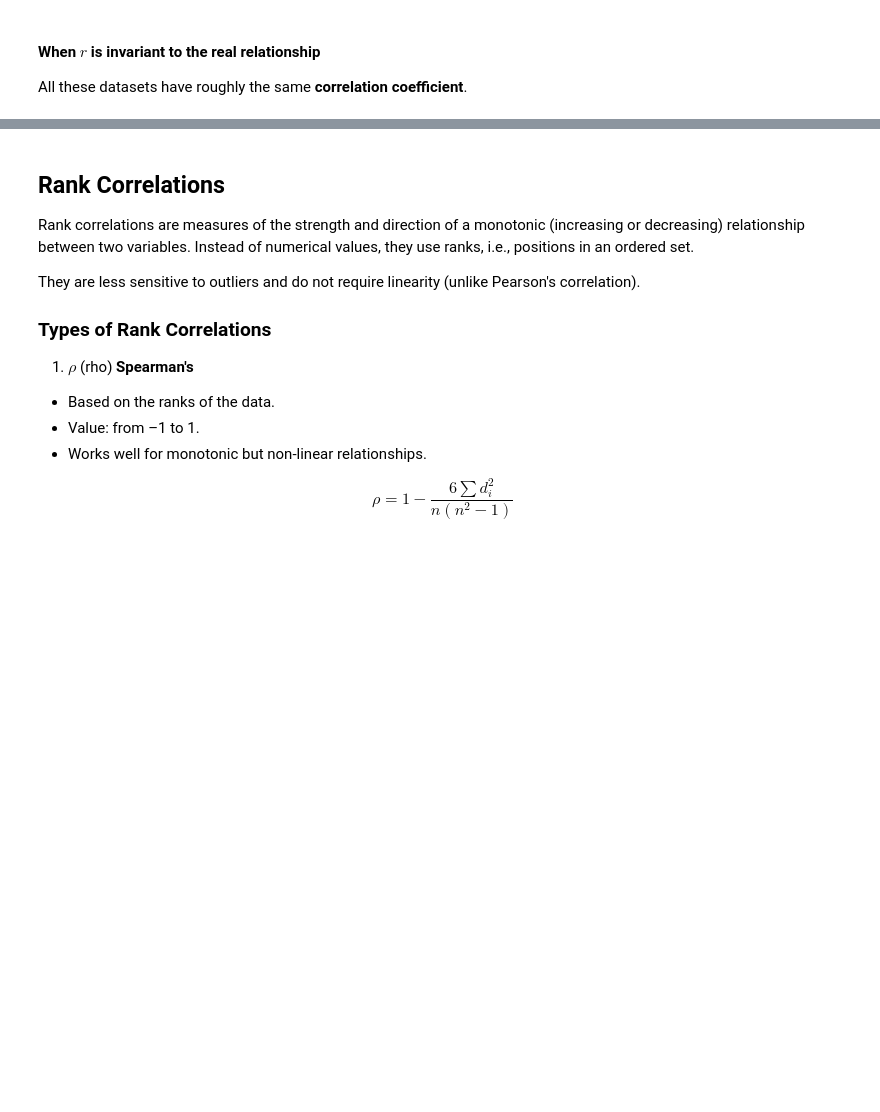
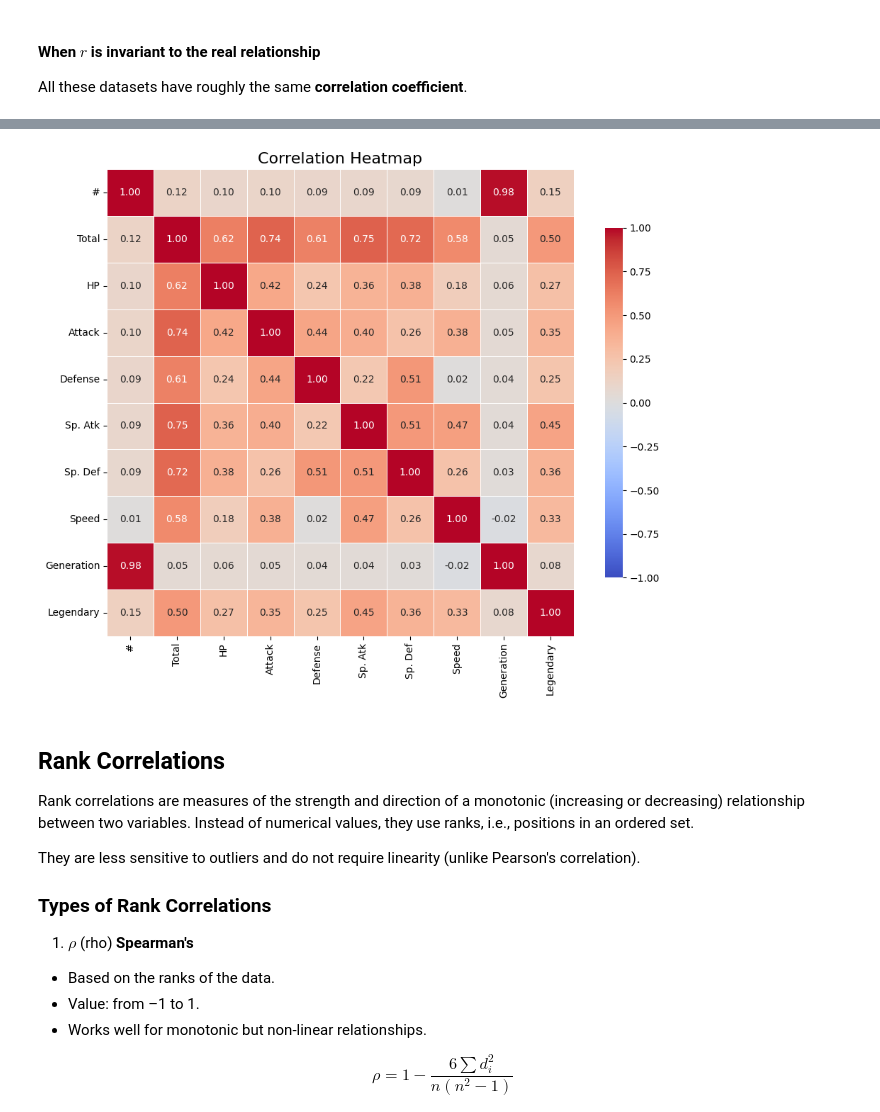
Before and after one commit to kflisikowsky/Data_Analysis_Workshops, a Jupyter notebook: 09-stats.ipynb, the cells around one changed output, grey strips where cells are left out. Saved outputs shown, nothing was run; the diff lists cells and outputs as text; code cells hidden in the pictures; blank space fills up the shorter version.

```diff
--- a/09-stats.ipynb
+++ b/09-stats.ipynb
@@ -1058,4 +1057,29 @@ sns.relplot(data = df_anscombe, x = "x", y = "y", col = "dataset")
 [figure]
+# %%
+# Compute correlation matrix
+corr = df_pokemon.corr(numeric_only=True)
+
+# Set up the matplotlib figure
+plt.figure(figsize=(10, 8))
+
+# Create a heatmap
+sns.heatmap(corr,
+            annot=True,         # Show correlation coefficients
+            fmt=".2f",          # Format for coefficients
+            cmap="coolwarm",    # Color palette
+            vmin=-1, vmax=1,    # Fixed scale
+            square=True,        # Make cells square
+            linewidths=0.5,     # Line width between cells
+            cbar_kws={"shrink": .75})  # Colorbar shrink
+
+# Title and layout
+plt.title("Correlation Heatmap", fontsize=16)
+plt.tight_layout()
+
+# Show plot
+plt.show()
+# %% [output]
+[figure, added]
 # %% [markdown]
 ## Rank Correlations
 
```
Also changed, not shown: parts of 3 cells of this notebook, 1 other file.
